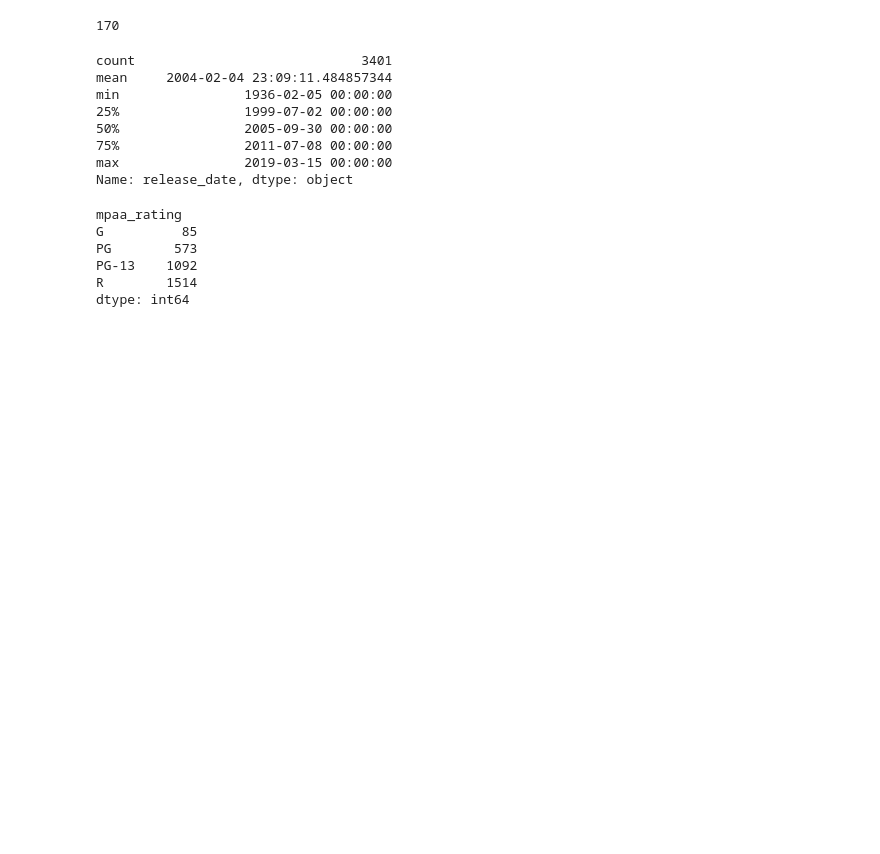
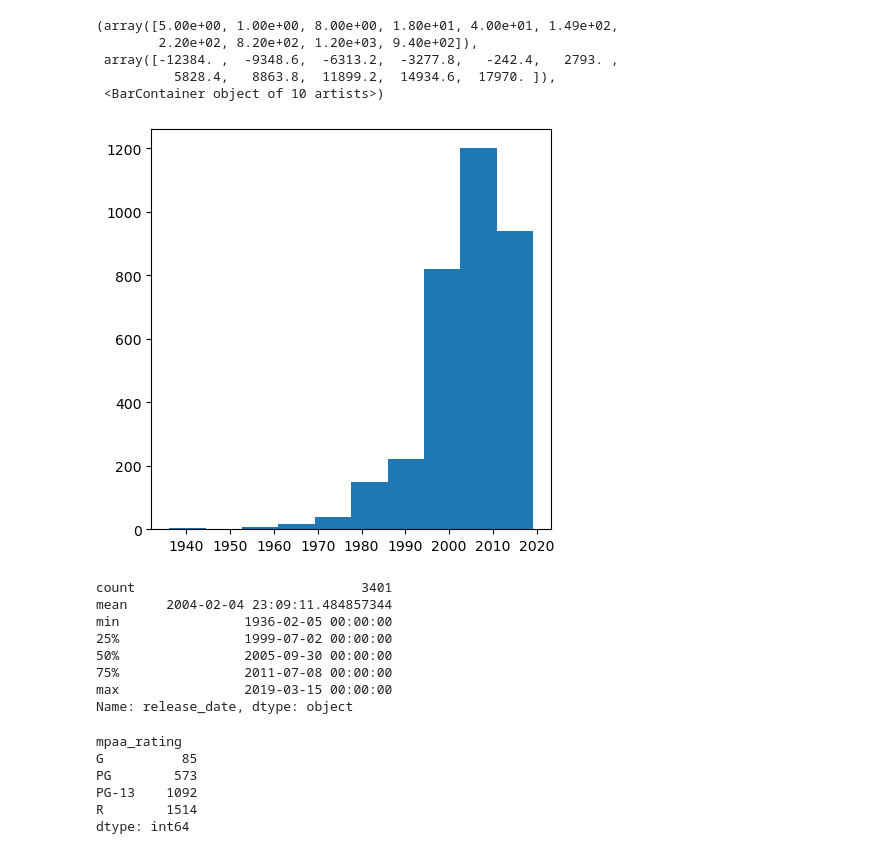
Before and after one commit to EandroC/HollywoodInvestments, a Jupyter notebook: Untitled.ipynb, the cells around one changed output. Saved outputs shown, nothing was run; the diff lists cells and outputs as text; code cells hidden in the pictures; blank space fills up the shorter version.

```diff
--- a/Untitled.ipynb
+++ b/Untitled.ipynb
@@ -63,9 +88,15 @@ dtype: object
 # %%
-filmesAno = dados['release_date'].groupby(dados.release_date.dt.year).agg('count')
-
-filmesAno.max()
+#histograma das datas
+janela = plt.figure(figsize=(4,4))
+histograma= janela.add_axes([0,0,1,1])
+histograma.hist(dados['release_date'])
 # %% [output]
-170
+(array([5.00e+00, 1.00e+00, 8.00e+00, 1.80e+01, 4.00e+01, 1.49e+02,
+        2.20e+02, 8.20e+02, 1.20e+03, 9.40e+02]),
+ array([-12384. ,  -9348.6,  -6313.2,  -3277.8,   -242.4,   2793. ,
+          5828.4,   8863.8,  11899.2,  14934.6,  17970. ]),
+ <BarContainer object of 10 artists>)
+[figure, added]
 # %%
 dados['release_date'].describe(datetime_is_numeric=True)
 # %% [output]
```
Also changed, not shown: parts of 22 cells of this notebook.
